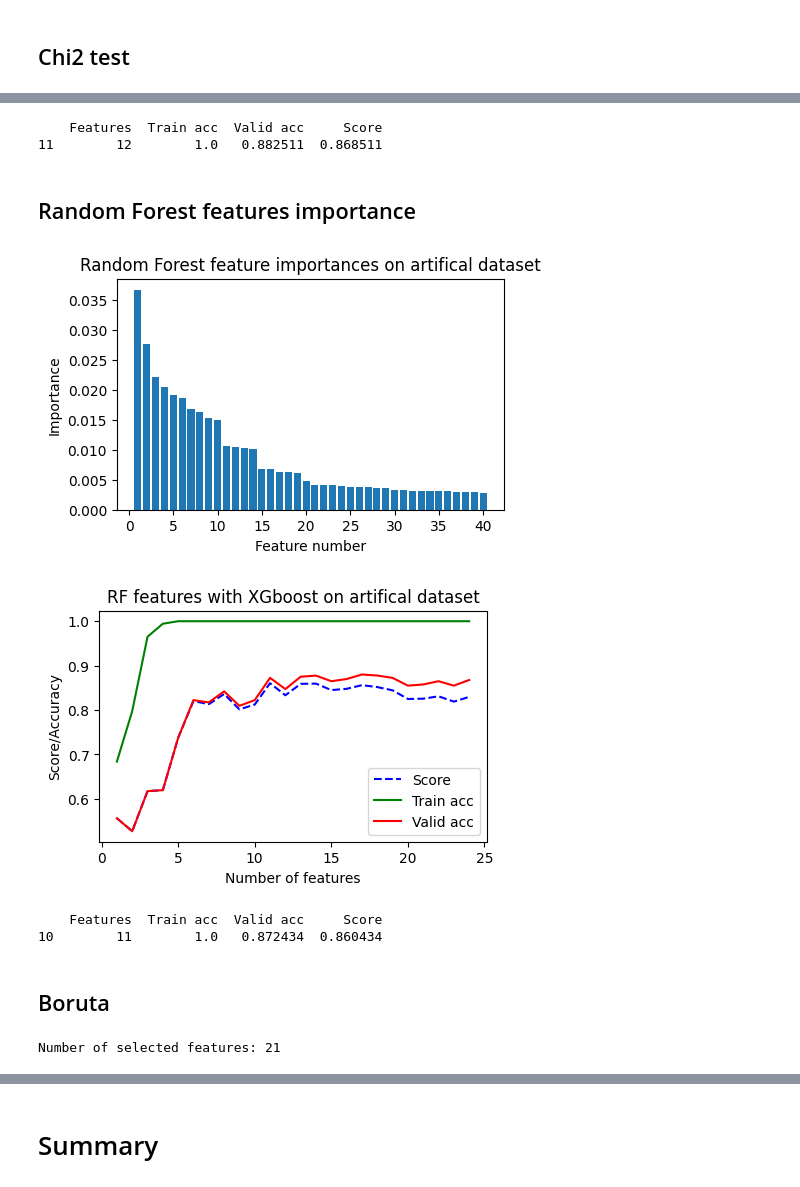
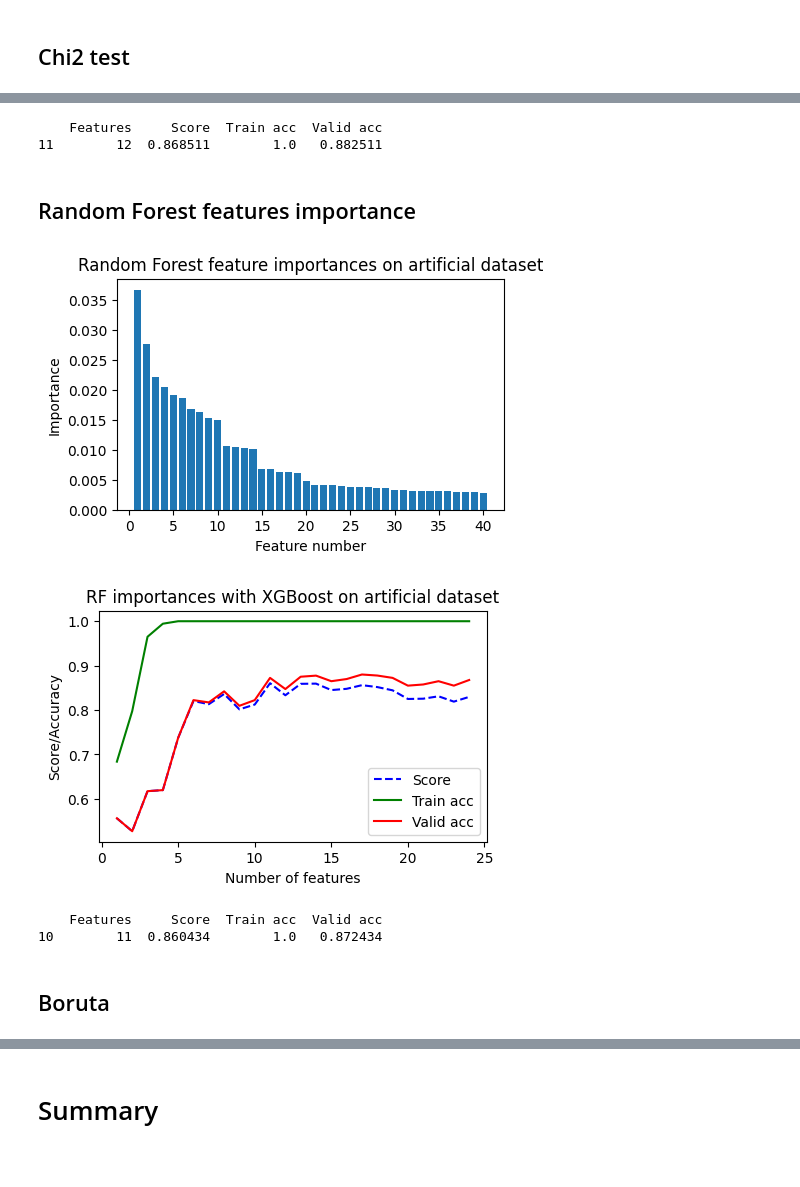
Before and after one commit to mstaczek/Feature-Selection-methods-project, a Jupyter notebook: artificial_clean.ipynb, the cells around one changed output, grey strips where cells are left out. Saved outputs shown, nothing was run; the diff lists cells and outputs as text; code cells hidden in the pictures.

```diff
--- a/artificial_clean.ipynb
+++ b/artificial_clean.ipynb
@@ -196,32 +78,31 @@ make_plot_by_features(results_df, 'Chi2 test with XGboost on artifical dataset')
 # %%
 min_features = 9
 max_features = 13
-method_name = 'Chi2 test'
 
 final_results.append(print_results_for_specific_features(results_df, min_features, max_features, method_name))
 # %% [output]
-    Features  Train acc  Valid acc     Score
-11        12        1.0   0.882511  0.868511
+    Features     Score  Train acc  Valid acc
+11        12  0.868511        1.0   0.882511
 # %% [markdown]
 ## Random Forest features importance
 # %%
+method_name = 'Random Forest'
 importances = get_importance_random_forest(X_train, y_train)
-plot_first_k_percent_importances(importances, 'Random Forest feature importances on artifical dataset', k=8)
+plot_first_k_percent_importances(importances, f'{method_name} feature importances on {dataset_name} dataset', k=8)
 results_df = get_results_df_by_features(importances, model, model_params_dict,
                                         X_train, y_train, X_valid, y_valid,
                                         desired_features, features_min, features_max, step)
-make_plot_by_features(results_df, 'RF features with XGboost on artifical dataset')
+make_plot_by_features(results_df, f'RF importances with {model_name} on {dataset_name} dataset')
 # %% [output]
-[figure, old version]
+[figure, new version]
-[figure, old version]
+[figure, new version]
 # %%
 min_features = 5
 max_features = 13
-method_name = 'Random Forest'
 
 final_results.append(print_results_for_specific_features(results_df, min_features, max_features, method_name))
 # %% [output]
-    Features  Train acc  Valid acc     Score
-10        11        1.0   0.872434  0.860434
+    Features     Score  Train acc  Valid acc
+10        11  0.860434        1.0   0.872434
 # %% [markdown]
 ## Boruta
@@ -241,4 +108,0 @@ final_results.append(print_results_for_specific_features(results_df, min_feature
-# %%
-importances = get_importance_boruta(X_train, y_train)
-# %% [output]
-Number of selected features: 21
```
Also changed, not shown: parts of 18 cells of this notebook, 8 other files.
